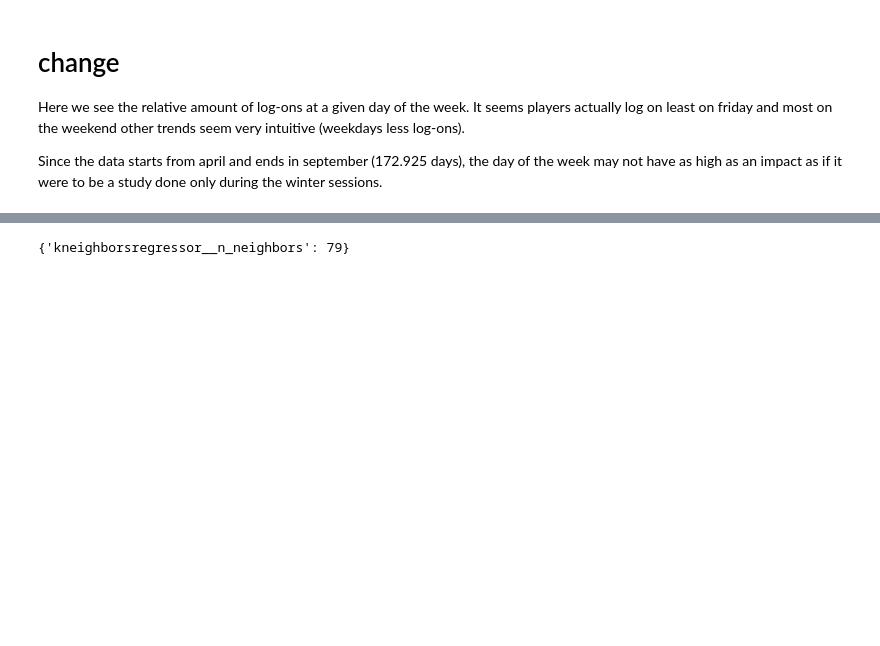
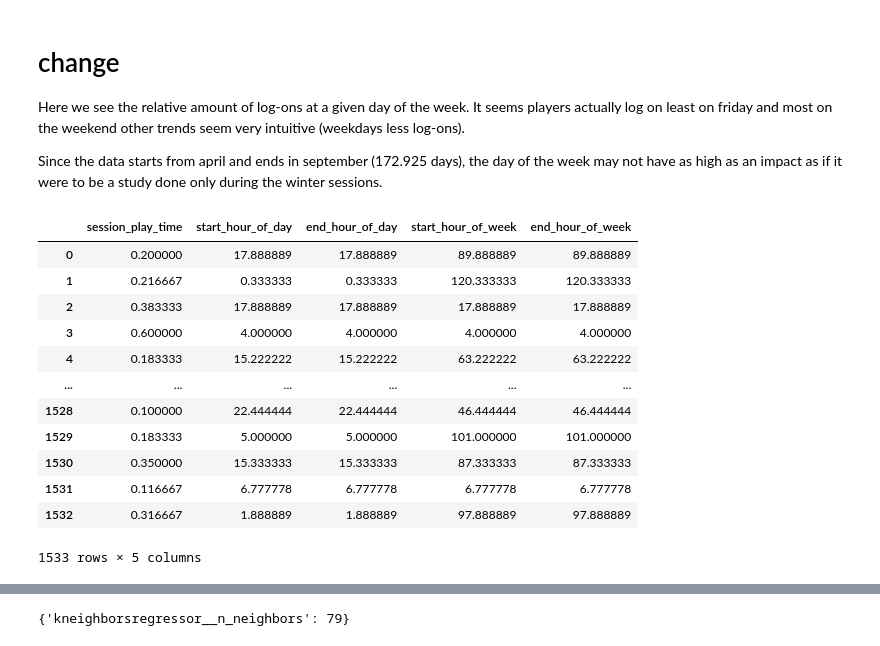
Before and after one commit to aaronbpham/dsci-100-2025w1-group-18, a Jupyter notebook: main.ipynb, the cells around one changed output, grey strips where cells are left out. Drawn from its saved outputs; the diff is of its cells as text; code cells hidden in the pictures; blank space fills up the shorter version.

```diff
--- a/main.ipynb
+++ b/main.ipynb
@@ -183,6 +183,31 @@ It seems players actually log on least on friday and most on the weekend
 other trends seem very intuitive (weekdays less log-ons).
 
 Since the data starts from april and ends in september (172.925 days), the day of the week may not have as high as an impact as if it were to be a study done only during the winter sessions.
+# %%
+main_df = pd.DataFrame({
+    "session_play_time":sessions_df["time"]/60/60,
+    "start_hour_of_day":sessions_df["original_start_time"]%86400000 / 3600000,
+    "end_hour_of_day":sessions_df["original_end_time"]%86400000 / 3600000,
+    "start_hour_of_week":sessions_df["original_start_time"]%604800000 / 3600000,
+    "end_hour_of_week":sessions_df["original_end_time"]%604800000 / 3600000,
+
+})
+
+main_df
+# %% [output]
+|  | session_play_time | start_hour_of_day | end_hour_of_day | start_hour_of_week | end_hour_of_week |
+| 0 | 0.200000 | 17.888889 | 17.888889 | 89.888889 | 89.888889 |
+| 1 | 0.216667 | 0.333333 | 0.333333 | 120.333333 | 120.333333 |
+| 2 | 0.383333 | 17.888889 | 17.888889 | 17.888889 | 17.888889 |
+| 3 | 0.600000 | 4.000000 | 4.000000 | 4.000000 | 4.000000 |
+| 4 | 0.183333 | 15.222222 | 15.222222 | 63.222222 | 63.222222 |
+| ... | ... | ... | ... | ... | ... |
+| 1528 | 0.100000 | 22.444444 | 22.444444 | 46.444444 | 46.444444 |
+| 1529 | 0.183333 | 5.000000 | 5.000000 | 101.000000 | 101.000000 |
+| 1530 | 0.350000 | 15.333333 | 15.333333 | 87.333333 | 87.333333 |
+| 1531 | 0.116667 | 6.777778 | 6.777778 | 6.777778 | 6.777778 |
+| 1532 | 0.316667 | 1.888889 | 1.888889 | 97.888889 | 97.888889 |
+1533 rows × 5 columns
 # %%
 def regress(x,x_axis_label="hours since",graph_title="untitled",y="session_play_time"):
     np.random.seed(2025) # to maintain replicability even if you rerun one cell only
```
Also changed, not shown: parts of 2 cells of this notebook.
